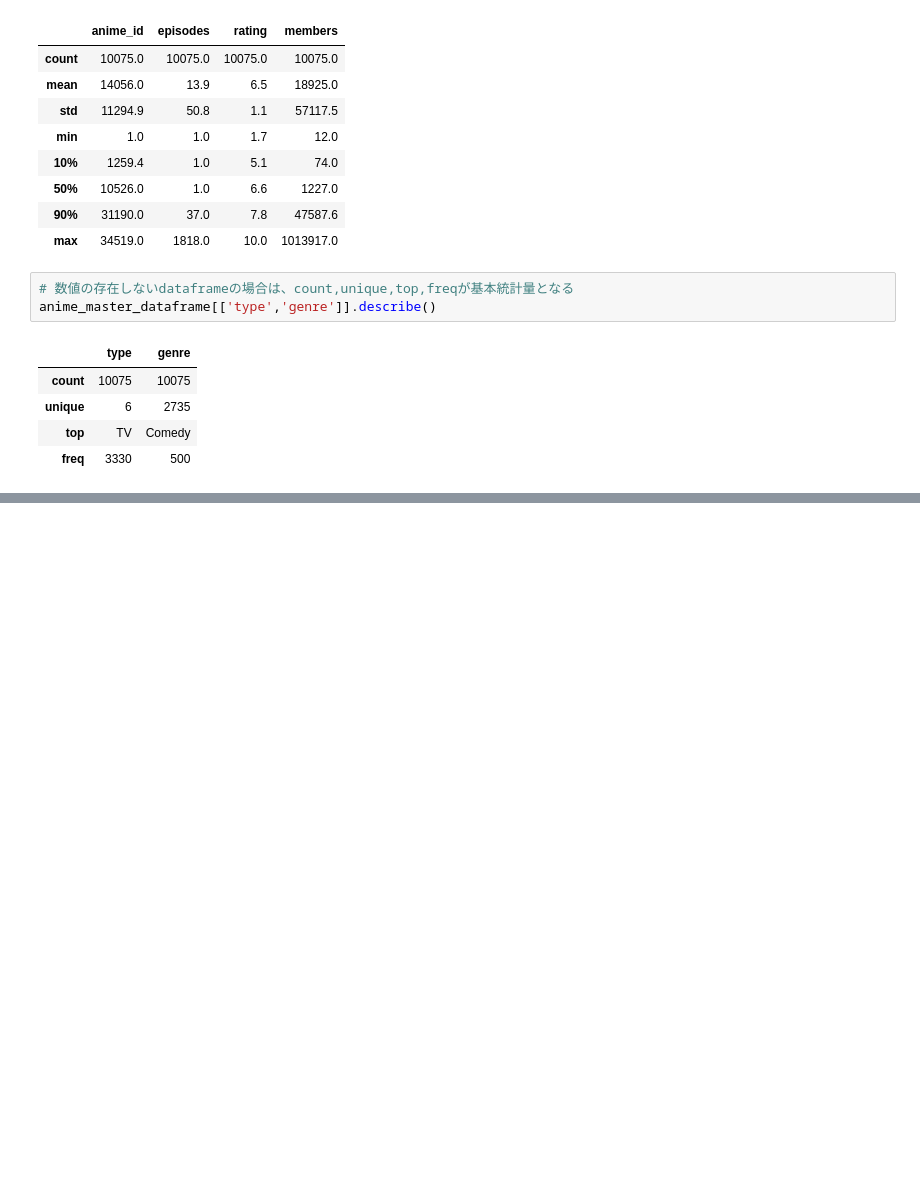
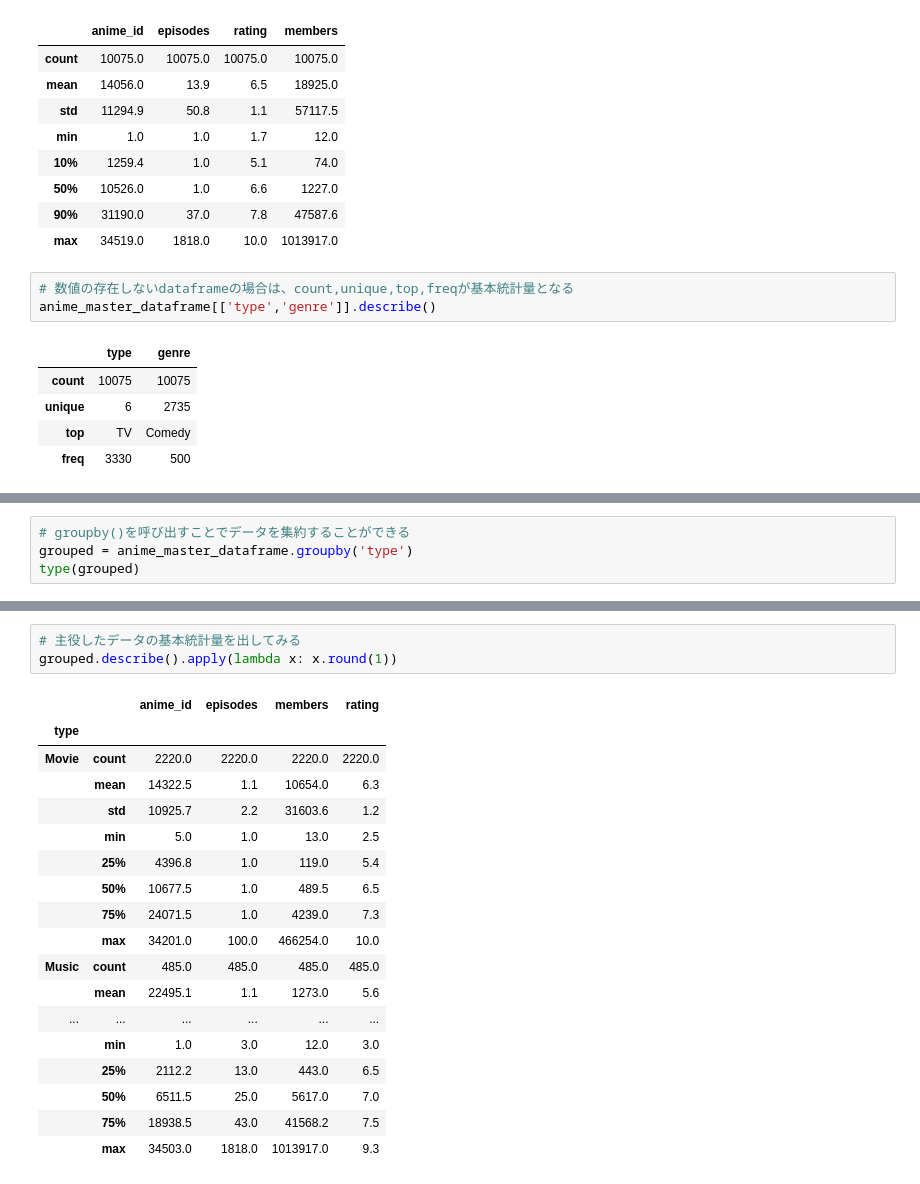
Before and after one commit to yukimura1227/trainings, a Jupyter notebook: pandas_sample/pandas_sample.ipynb, the cells around one changed output, grey strips where cells are left out. Drawn from its saved outputs; the diff is of its cells as text; blank space fills up the shorter version.

Commit message:
add example for groupby and pivot_table

```diff
--- a/pandas_sample/pandas_sample.ipynb
+++ b/pandas_sample/pandas_sample.ipynb
@@ -603,0 +606,4 @@ anime_master_dataframe[['type','genre']].describe()
+# %%
+# groupby()を呼び出すことでデータを集約することができる
+grouped = anime_master_dataframe.groupby('type')
+type(grouped)
@@ -603,0 +624,22 @@ anime_master_dataframe[['type','genre']].describe()
+# %%
+# 主役したデータの基本統計量を出してみる
+grouped.describe().apply(lambda x: x.round(1))
+# %% [output]
+|  |  | anime_id | episodes | members | rating |
+| type |  |  |  |  |  |
+| Movie | count | 2220.0 | 2220.0 | 2220.0 | 2220.0 |
+|  | mean | 14322.5 | 1.1 | 10654.0 | 6.3 |
+|  | std | 10925.7 | 2.2 | 31603.6 | 1.2 |
+|  | min | 5.0 | 1.0 | 13.0 | 2.5 |
+|  | 25% | 4396.8 | 1.0 | 119.0 | 5.4 |
+|  | 50% | 10677.5 | 1.0 | 489.5 | 6.5 |
+|  | 75% | 24071.5 | 1.0 | 4239.0 | 7.3 |
+|  | max | 34201.0 | 100.0 | 466254.0 | 10.0 |
+| Music | count | 485.0 | 485.0 | 485.0 | 485.0 |
+|  | mean | 22495.1 | 1.1 | 1273.0 | 5.6 |
+| ... | ... | ... | ... | ... | ... |
+|  | min | 1.0 | 3.0 | 12.0 | 3.0 |
+|  | 25% | 2112.2 | 13.0 | 443.0 | 6.5 |
+|  | 50% | 6511.5 | 25.0 | 5617.0 | 7.0 |
+|  | 75% | 18938.5 | 43.0 | 41568.2 | 7.5 |
+|  | max | 34503.0 | 1818.0 | 1013917.0 | 9.3 |
```
Also changed, not shown: parts of 6 cells of this notebook.
